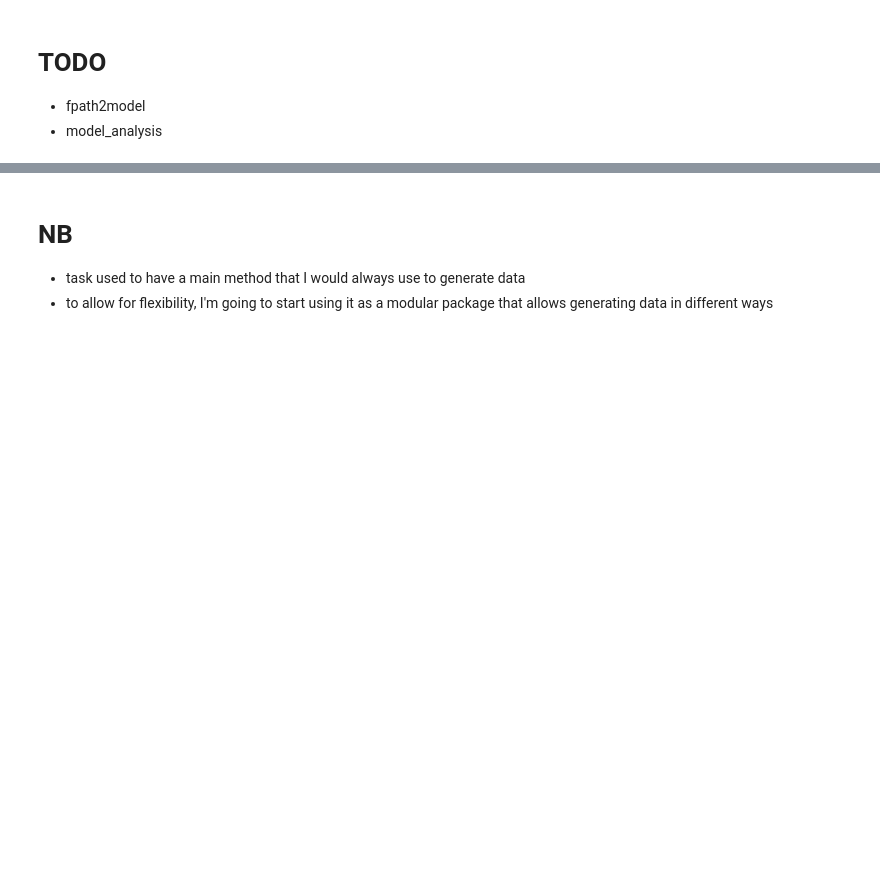
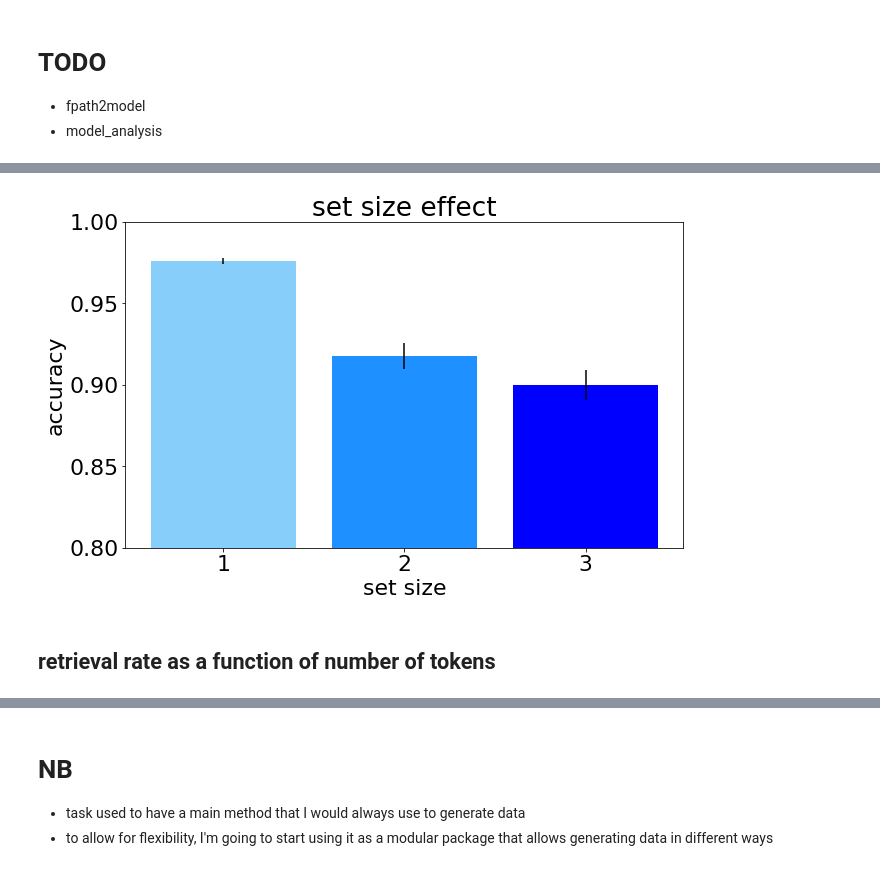
Before and after one commit to andrebeu/nback, a Jupyter notebook: nback pureEM.ipynb, the cells around one changed output, grey strips where cells are left out. Cells and saved outputs as stored; diff of their text form; code cells hidden in the pictures; blank space fills up the shorter version.

```diff
--- a/nback pureEM.ipynb
+++ b/nback pureEM.ipynb
@@ -135,0 +91,30 @@ for idx,ntokens in enumerate([3,20]):
+# %%
+task = NbackTask_PureEM(nback=nback,ntokens=ntokens,cdrift=.5,cdim=5,sedim=10)
+netL = load_group(nback=nback,ntokens=ntokens,seed='*')
+acc = eval_netL(netL,task)
+# %%
+ML = []
+SL = []
+for nback in [1,2,3]:
+  task = NbackTask_PureEM(nback=nback,ntokens=ntokens,cdrift=.5,cdim=5,sedim=10)
+  netL = load_group(nback=nback,ntokens=ntokens,seed='*')
+  acc = eval_netL(netL,task)
+  M = acc[:,3:].mean()
+  ML.append(M)
+  S = acc.mean(1).std(0)/np.sqrt(len(acc))
+  SL.append(S)
+# %%
+plt.figure(figsize=(10,6))
+ax = plt.gca()
+cL = ['lightskyblue','dodgerblue','b']
+ax.bar(np.arange(len(ML))+1,ML,yerr=2*np.array(SL),color=cL)
+ax.set_ylim(0.8,1)
+ax.set_xlabel('set size')
+ax.set_ylabel('accuracy')
+ax.set_title('set size effect')
+ax.set_xticks(range(1,4))
+plt.savefig('figures/setsize_bar')
+# %% [output]
+[figure, added]
+# %% [markdown]
+## retrieval rate as a function of number of tokens
```
Also changed, not shown: parts of 45 cells of this notebook, 18 other files.
